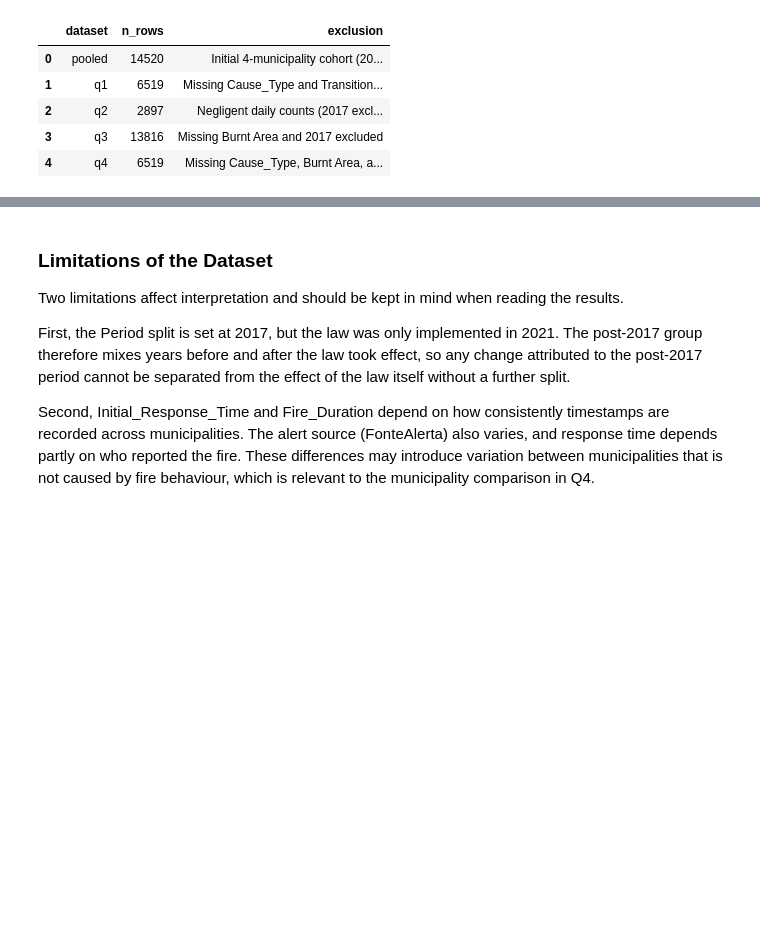
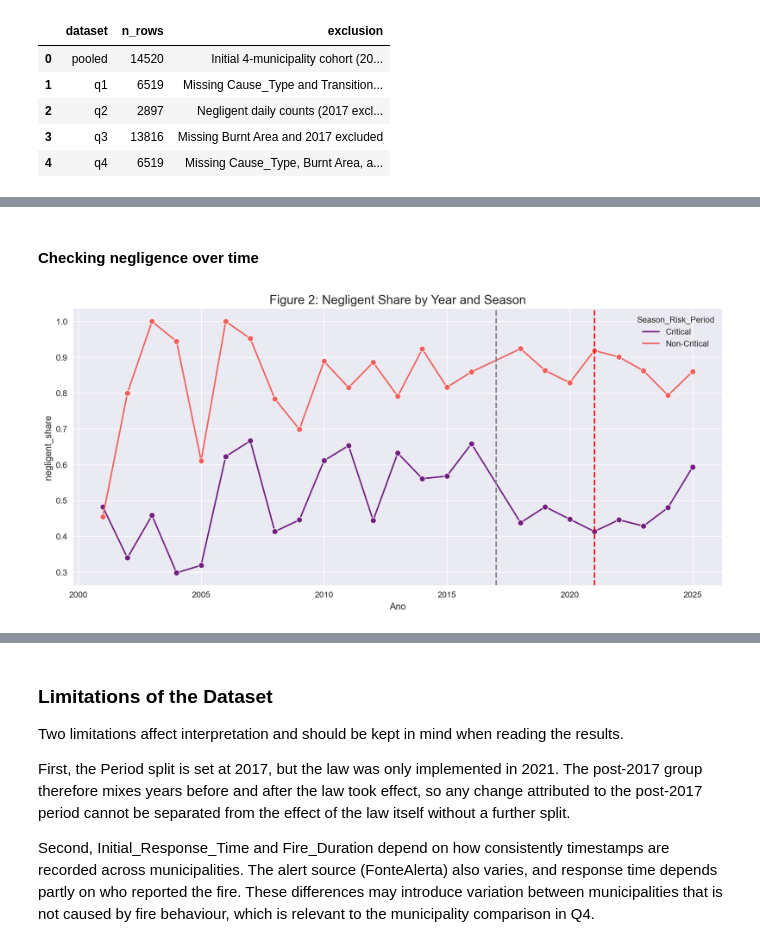
Before and after one commit to isabelamer/FCED_project, a Jupyter notebook: script1.ipynb, the cells around one changed output, grey strips where cells are left out. Saved outputs shown, nothing was run; the diff lists cells and outputs as text; code cells hidden in the pictures; blank space fills up the shorter version.

```diff
--- a/script1.ipynb
+++ b/script1.ipynb
@@ -310,0 +383,18 @@ log
+# %% [markdown]
+#### Checking negligence over time
+# %%
+year_season = (
+    q1.groupby(["Ano", "Season_Risk_Period"])["Cause_Type"]
+      .apply(lambda s: (s == "Negligent").mean())
+      .reset_index(name="negligent_share")
+)
+
+plt.figure(figsize=(14, 6))
+sns.lineplot(data=year_season, x="Ano", y="negligent_share",
+             hue="Season_Risk_Period", marker="o", palette="magma")
+plt.axvline(2017, color="grey", linestyle="--")
+plt.axvline(2021, color="red", linestyle="--")
+plt.title("Figure 2: Negligent Share by Year and Season", fontsize=15)
+plt.show()
+# %% [output]
+[figure, added]
```
Also changed, not shown: parts of 18 cells of this notebook.
